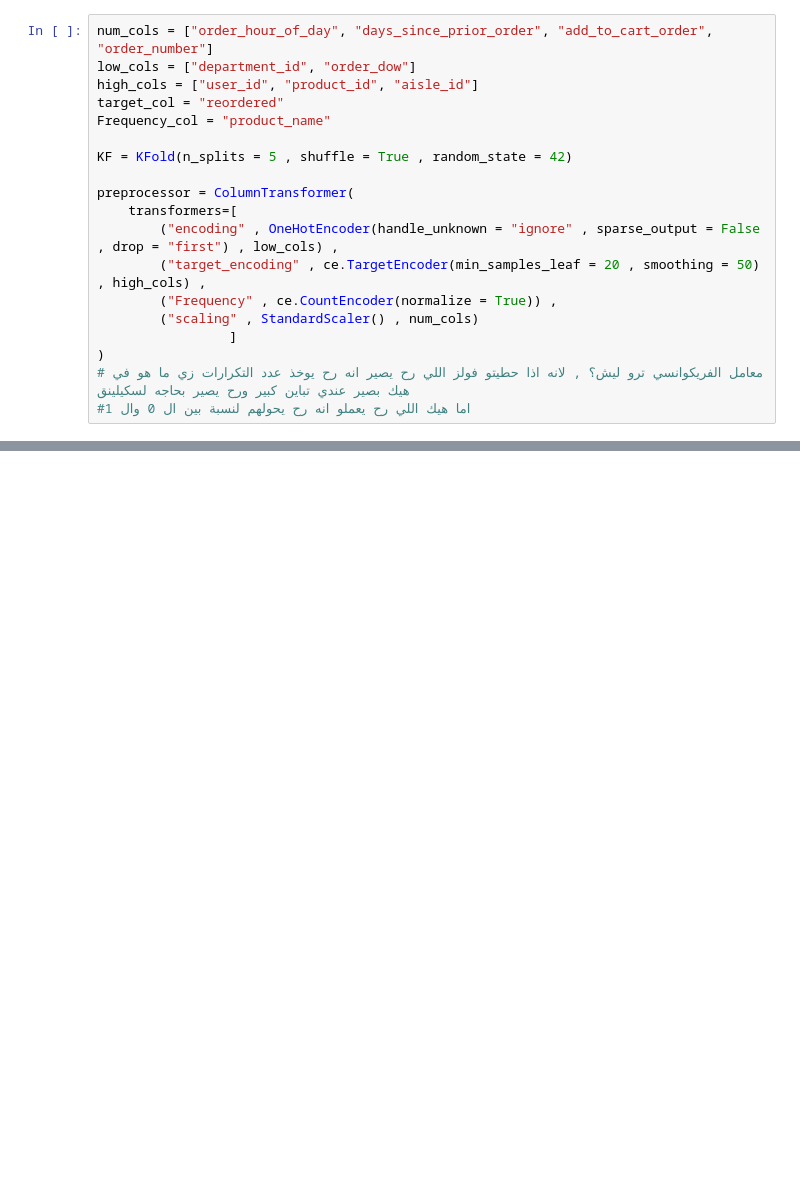
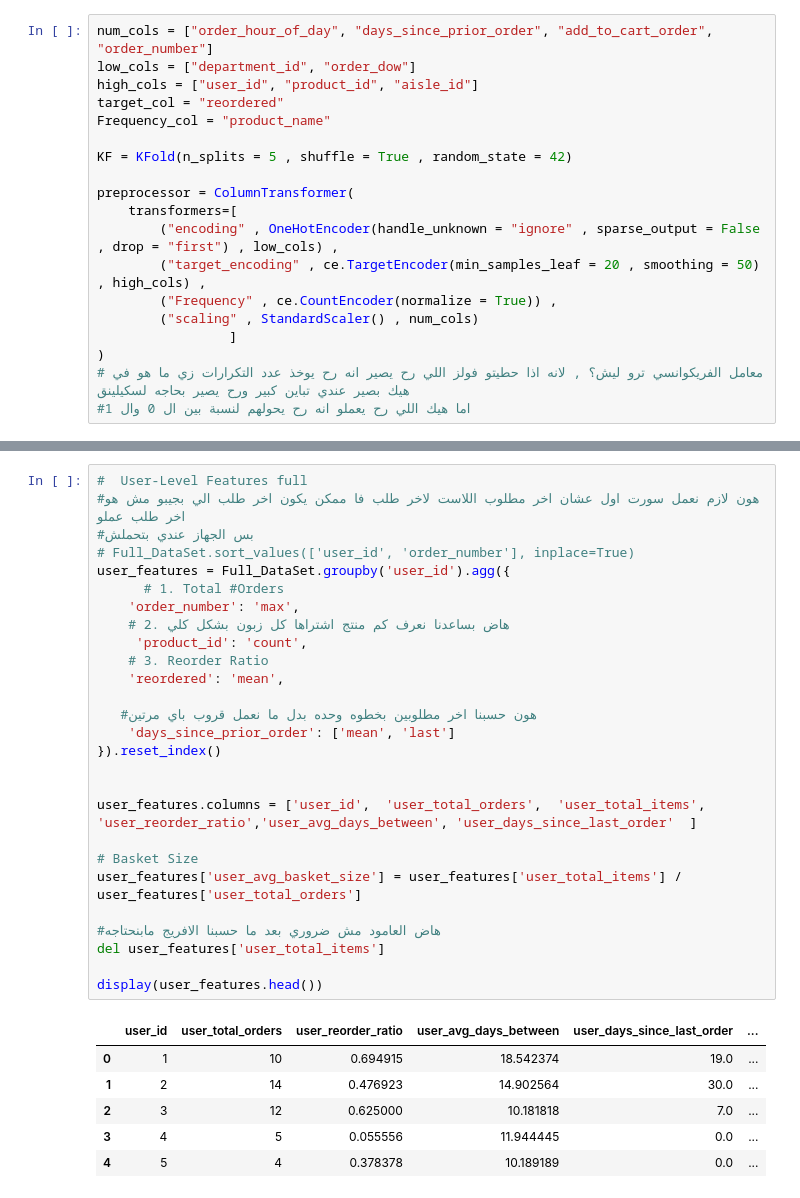
Before and after one commit to ameennasaireh10-hash/ML-project, a Jupyter notebook: FinalProject.ipynb, the cells around one changed output, grey strips where cells are left out. Saved outputs shown, nothing was run; the diff lists cells and outputs as text; blank space fills up the shorter version.

```diff
--- a/FinalProject.ipynb
+++ b/FinalProject.ipynb
@@ -720,0 +774,34 @@ Best Parameters:
+# %%
+#  User-Level Features full
+#هون لازم نعمل سورت اول عشان اخر مطلوب اللاست لاخر طلب فا ممكن يكون اخر طلب الي بجيبو مش هو اخر طلب عملو
+#بس الجهاز عندي بتحملش
+# Full_DataSet.sort_values(['user_id', 'order_number'], inplace=True)
+user_features = Full_DataSet.groupby('user_id').agg({
+      # 1. Total #Orders
+    'order_number': 'max',
+    # 2. هاض بساعدنا نعرف كم منتج اشتراها كل زبون بشكل كلي
+     'product_id': 'count',
+    # 3. Reorder Ratio
+    'reordered': 'mean',
+
+   #هون حسبنا اخر مطلوبين بخطوه وحده بدل ما نعمل قروب باي مرتين
+    'days_since_prior_order': ['mean', 'last']
+}).reset_index()
+
+
+user_features.columns = ['user_id',  'user_total_orders',  'user_total_items', 'user_reorder_ratio','user_avg_days_between', 'user_days_since_last_order'  ]
+
+# Basket Size
+user_features['user_avg_basket_size'] = user_features['user_total_items'] / user_features['user_total_orders']
+
+#هاض العامود مش ضروري بعد ما حسبنا الافريج مابنحتاجه
+del user_features['user_total_items']
+
+display(user_features.head())
+# %% [output]
+|  | user_id | user_total_orders | user_reorder_ratio | user_avg_days_between | user_days_since_last_order | ... |
+| 0 | 1 | 10 | 0.694915 | 18.542374 | 19.0 | ... |
+| 1 | 2 | 14 | 0.476923 | 14.902564 | 30.0 | ... |
+| 2 | 3 | 12 | 0.625000 | 10.181818 | 7.0 | ... |
+| 3 | 4 | 5 | 0.055556 | 11.944445 | 0.0 | ... |
+| 4 | 5 | 4 | 0.378378 | 10.189189 | 0.0 | ... |
```
Also changed, not shown: parts of 17 cells of this notebook.
